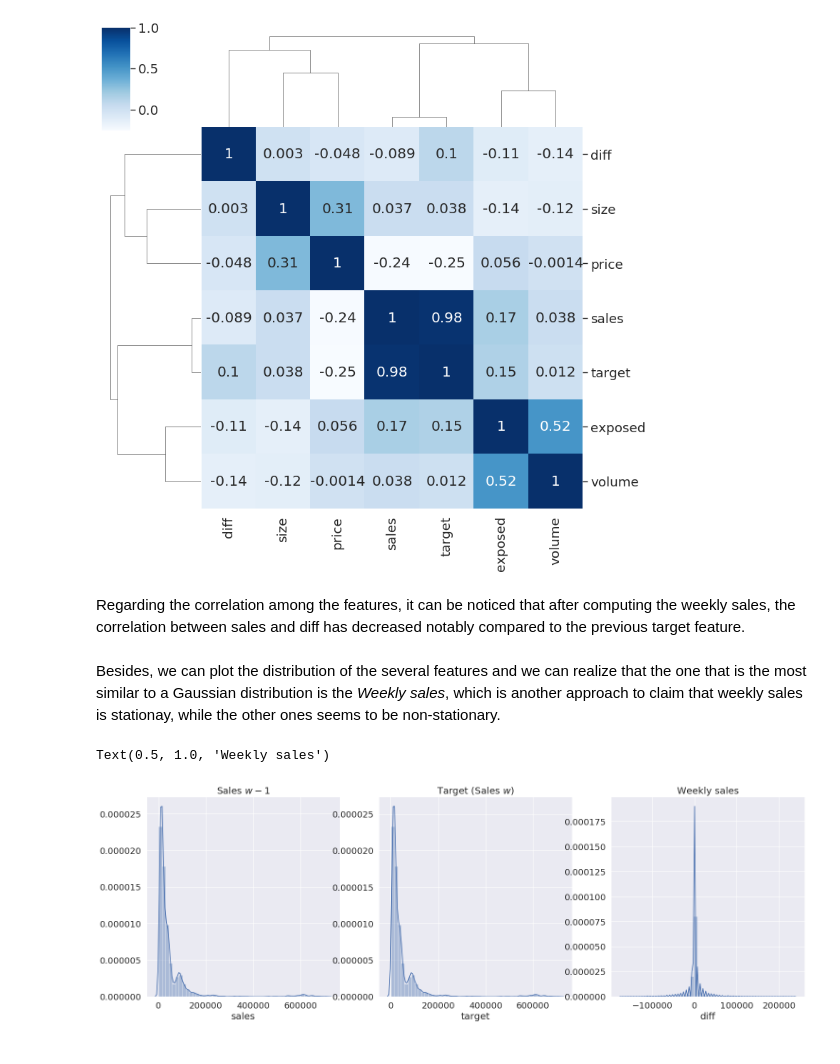
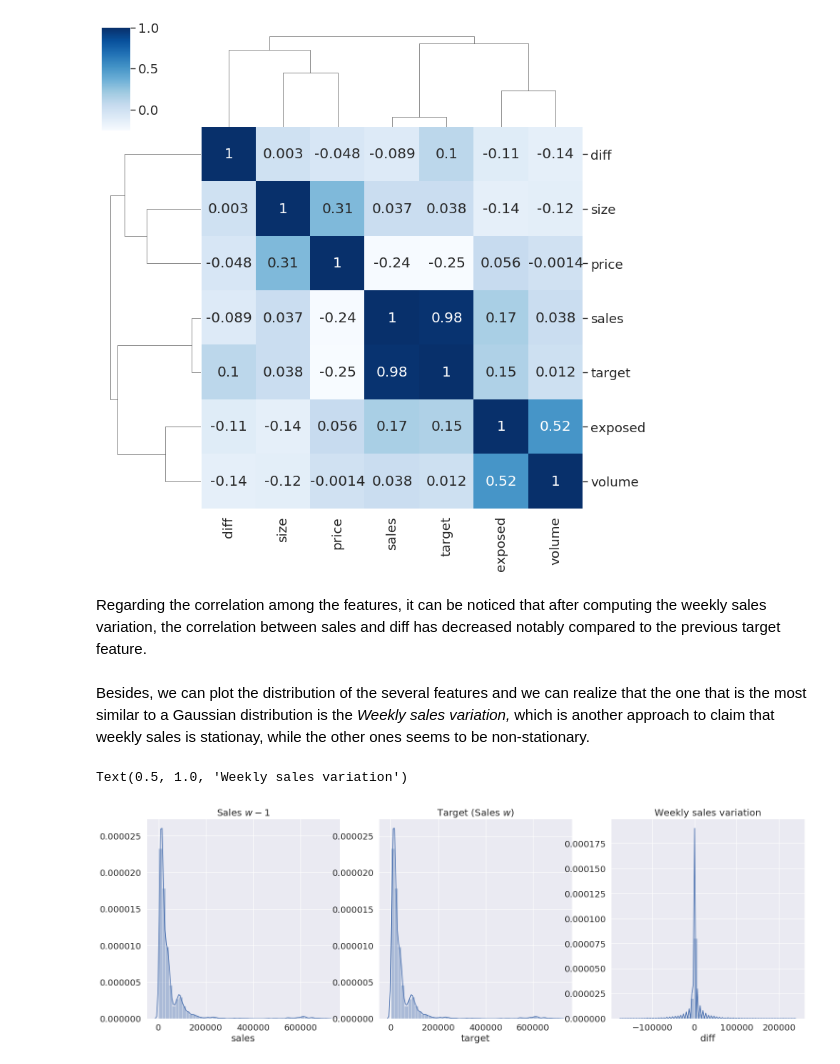
Before and after one commit to tasiomendez/dmtm-project, a Jupyter notebook: 1. Data Exploration.ipynb, the cells around one changed output. Drawn from its saved outputs; the diff is of its cells as text; code cells hidden in the pictures.

```diff
--- a/1. Data Exploration.ipynb
+++ b/1. Data Exploration.ipynb
@@ -371,14 +371,14 @@ sns.clustermap(df_diff.dropna()[numerical_features + ['diff']].corr(), cmap="Blu
 <seaborn.matrix.ClusterGrid at 0x...>
 [figure]
 # %% [markdown]
-Regarding the correlation among the features, it can be noticed that after computing the weekly sales, the correlation between sales and diff has decreased notably compared to the previous target feature.
+Regarding the correlation among the features, it can be noticed that after computing the weekly sales variation, the correlation between sales and diff has decreased notably compared to the previous target feature.
 # %% [markdown]
-Besides, we can plot the distribution of the several features and we can realize that the one that is the most similar to a Gaussian distribution is the _Weekly sales_, which is another approach to claim that weekly sales is stationay, while the other ones seems to be non-stationary.
+Besides, we can plot the distribution of the several features and we can realize that the one that is the most similar to a Gaussian distribution is the _Weekly sales variation,_ which is another approach to claim that weekly sales is stationay, while the other ones seems to be non-stationary.
 # %%
 f, axes = plt.subplots(1, 3, figsize=(20, 7))
 sns.distplot(df_diff['sales'], ax=axes[0]).set_title('Sales $w-1$')
 sns.distplot(df_diff['target'], ax=axes[1]).set_title('Target (Sales $w$)')
-sns.distplot(df_diff['diff'], ax=axes[2]).set_title('Weekly sales')
+sns.distplot(df_diff['diff'], ax=axes[2]).set_title('Weekly sales variation')
 # %% [output]
-Text(0.5, 1.0, 'Weekly sales')
+Text(0.5, 1.0, 'Weekly sales variation')
-[figure, old version]
+[figure, new version]
```
Also changed, not shown: parts of 10 cells of this notebook.
